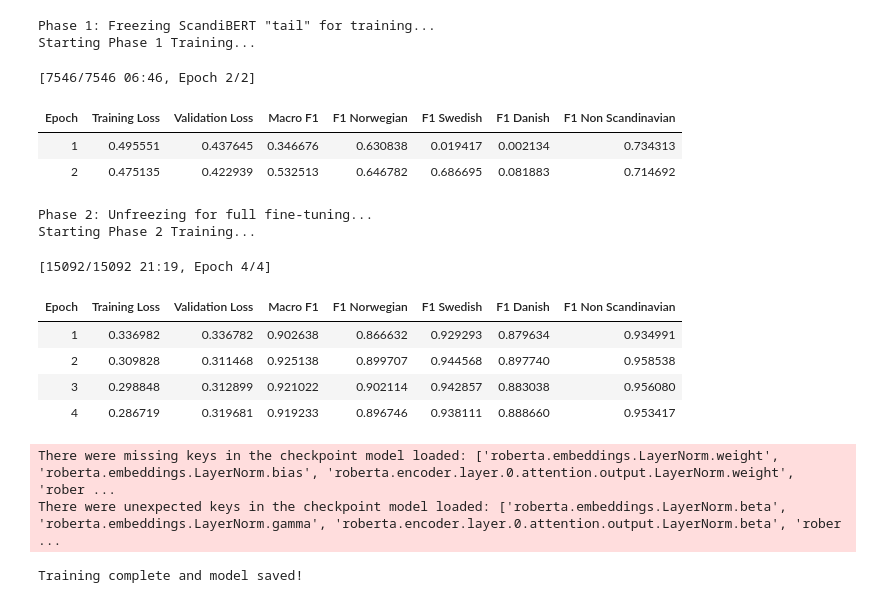
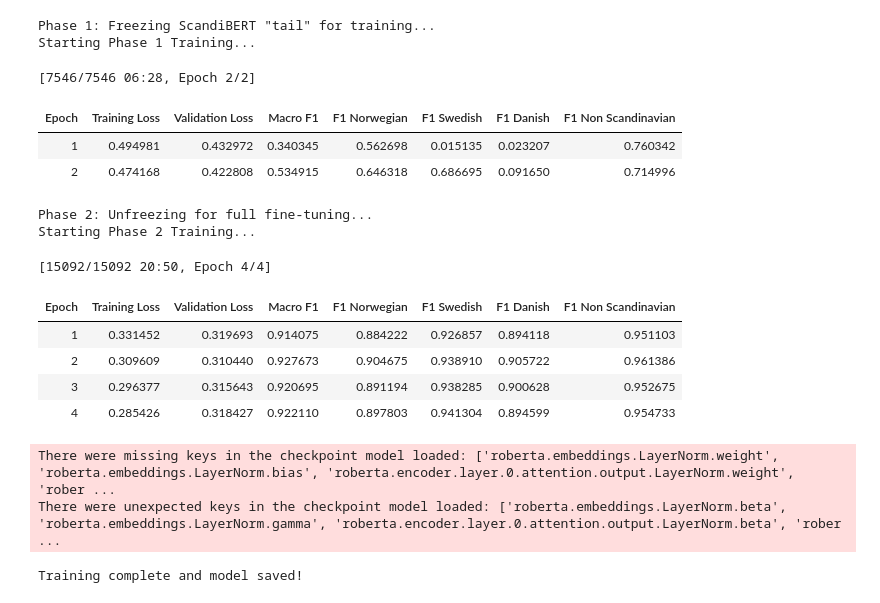
Before and after one commit to ianro04/ScandiProb, a Jupyter notebook: scandiprob.ipynb, the cells around one changed output. Saved outputs shown, nothing was run; the diff lists cells and outputs as text; code cells hidden in the pictures.

Commit message:
Kaggle Notebook | ScandiProb | Part A, Version 4.4 - Added new Danish heuristic regex on "-hed" endings, saved new weights for slightly better macro-F1, and tweaked markdown + warmup_steps again

```diff
--- a/scandiprob.ipynb
+++ b/scandiprob.ipynb
@@ -340,46 +338,46 @@ training_args_phase2 = TrainingArguments(
     per_device_train_batch_size=8,
     num_train_epochs=4,
     weight_decay=0.01,
-    warmup_steps=sent_based_int(0.25),
+    warmup_steps=sent_based_int(0.1),
     fp16=True,
     report_to="none",
     dataloader_pin_memory=False,
     logging_steps=sent_based_int(0.1),
     eval_strategy="epoch",
     save_strategy="epoch",
     load_best_model_at_end=True,
     metric_for_best_model="macro_f1", # Ignore the bizarre output, this works
     greater_is_better=True
 )
 
 trainer_phase2 = Trainer(
     model=model,
     args=training_args_phase2,
     train_dataset=train_dataset,
     eval_dataset=eval_dataset,
     data_collator=data_collator,
     compute_metrics=compute_metrics
 )
 
 print("Starting Phase 2 Training...")
 trainer_phase2.train()
 trainer_phase2.save_model("./scandiprob_full_raw")
 print("Training complete and model saved!")
 # %% [output]
 Phase 1: Freezing ScandiBERT "tail" for training...
 Starting Phase 1 Training...
-[7546/7546 06:46, Epoch 2/2]
+[7546/7546 06:28, Epoch 2/2]
 | Epoch | Training Loss | Validation Loss | Macro F1 | F1 Norwegian | F1 Swedish | F1 Danish | F1 Non Scandinavian |
-| 1 | 0.495551 | 0.437645 | 0.346676 | 0.630838 | 0.019417 | 0.002134 | 0.734313 |
-| 2 | 0.475135 | 0.422939 | 0.532513 | 0.646782 | 0.686695 | 0.081883 | 0.714692 |
+| 1 | 0.494981 | 0.432972 | 0.340345 | 0.562698 | 0.015135 | 0.023207 | 0.760342 |
+| 2 | 0.474168 | 0.422808 | 0.534915 | 0.646318 | 0.686695 | 0.091650 | 0.714996 |
 Phase 2: Unfreezing for full fine-tuning...
 Starting Phase 2 Training...
-[15092/15092 21:19, Epoch 4/4]
+[15092/15092 20:50, Epoch 4/4]
 | Epoch | Training Loss | Validation Loss | Macro F1 | F1 Norwegian | F1 Swedish | F1 Danish | F1 Non Scandinavian |
-| 1 | 0.336982 | 0.336782 | 0.902638 | 0.866632 | 0.929293 | 0.879634 | 0.934991 |
-| 2 | 0.309828 | 0.311468 | 0.925138 | 0.899707 | 0.944568 | 0.897740 | 0.958538 |
-| 3 | 0.298848 | 0.312899 | 0.921022 | 0.902114 | 0.942857 | 0.883038 | 0.956080 |
-| 4 | 0.286719 | 0.319681 | 0.919233 | 0.896746 | 0.938111 | 0.888660 | 0.953417 |
+| 1 | 0.331452 | 0.319693 | 0.914075 | 0.884222 | 0.926857 | 0.894118 | 0.951103 |
+| 2 | 0.309609 | 0.310440 | 0.927673 | 0.904675 | 0.938910 | 0.905722 | 0.961386 |
+| 3 | 0.296377 | 0.315643 | 0.920695 | 0.891194 | 0.938285 | 0.900628 | 0.952675 |
+| 4 | 0.285426 | 0.318427 | 0.922110 | 0.897803 | 0.941304 | 0.894599 | 0.954733 |
 There were missing keys in the checkpoint model loaded: ['roberta.embeddings.LayerNorm.weight', 'roberta.embeddings.LayerNorm.bias', 'roberta.encoder.layer.0.attention.output.LayerNorm.weight', 'rober ...
 There were unexpected keys in the checkpoint model loaded: ['roberta.embeddings.LayerNorm.beta', 'roberta.embeddings.LayerNorm.gamma', 'roberta.encoder.layer.0.attention.output.LayerNorm.beta', 'rober ...
 Training complete and model saved!
```
Also changed, not shown: parts of 7 cells of this notebook.
